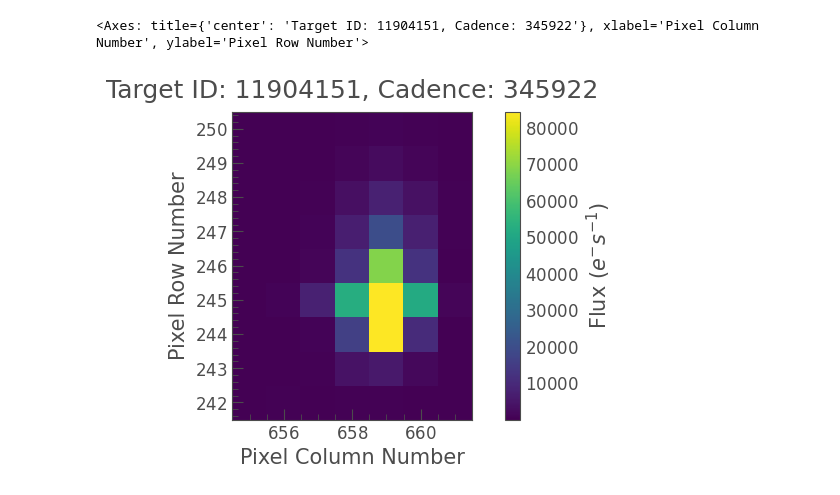
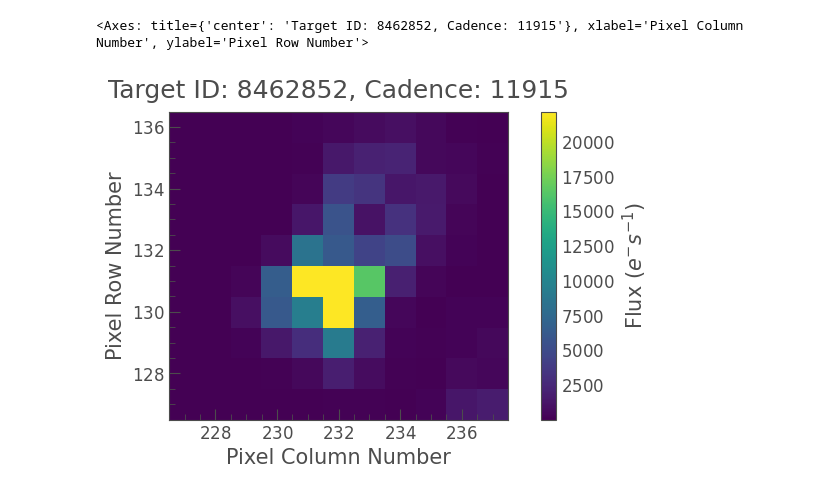
Before and after one commit to hsadler/sci-playground, a Jupyter notebook: python_lightkurve.ipynb, the cells around one changed output. Saved outputs shown, nothing was run; the diff lists cells and outputs as text; code cells hidden in the pictures.

```diff
--- a/python_lightkurve.ipynb
+++ b/python_lightkurve.ipynb
@@ -6,9 +7,9 @@ import numpy as np
-# %%
-# Download the pixelfile for a given star
-# A quarter means a quarter of a year
-pixelFile = lk.search_targetpixelfile('kplr011904151', quarter=4).download()
-# Show a single snapshot
-pixelFile.plot(frame=42)
-# %% [output]
-<Axes: title={'center': 'Target ID: 11904151, Cadence: 345922'}, xlabel='Pixel Column Number', ylabel='Pixel Row Number'>
-[figure, removed]
+# %%
+# Download the pixelfile for a given star
+# A quarter means a quarter of a year
+pixelfile = lk.search_targetpixelfile('KIC 8462852', quarter=4).download()
+# Show a single snapshot
+pixelfile.plot(frame=1)
+# %% [output]
+<Axes: title={'center': 'Target ID: 8462852, Cadence: 11915'}, xlabel='Pixel Column Number', ylabel='Pixel Row Number'>
+[figure, added]
```
Also changed, not shown: parts of 3 cells of this notebook, 1 other file.
